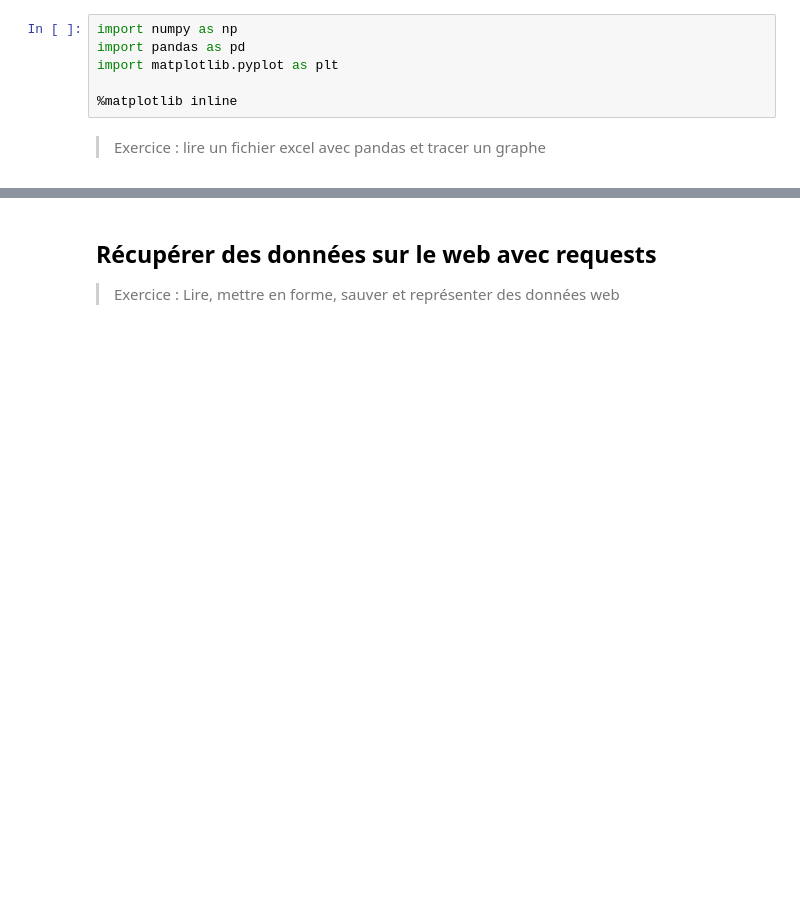
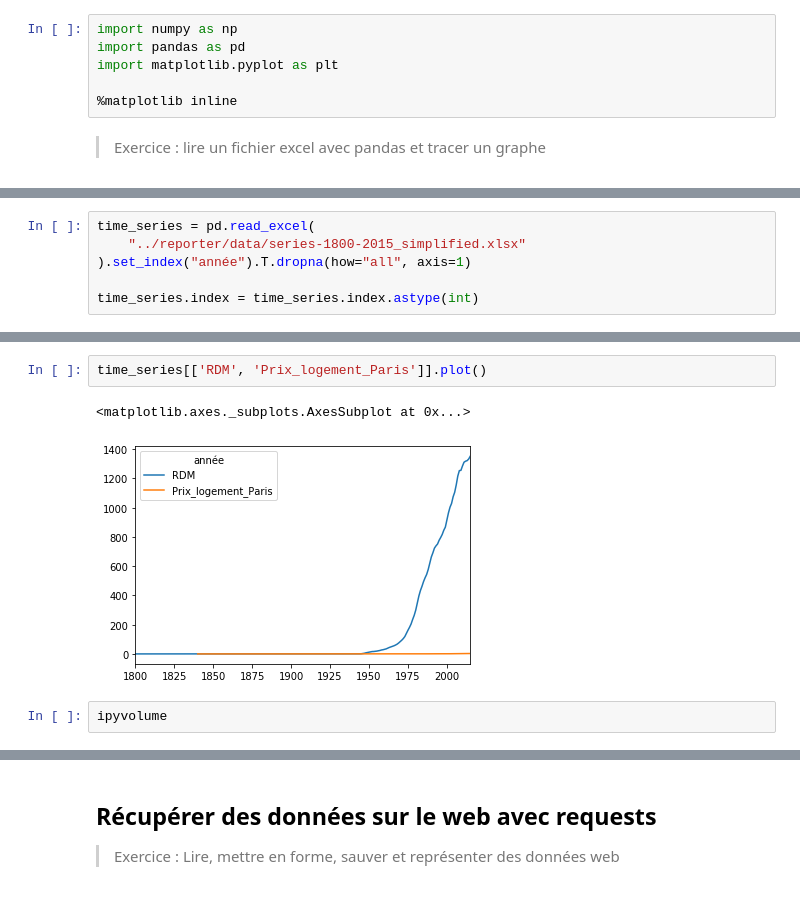
Before and after one commit to glyg/learn_python, a Jupyter notebook: Notes.ipynb, the cells around one changed output, grey strips where cells are left out. Drawn from its saved outputs; the diff is of its cells as text; blank space fills up the shorter version.

```diff
--- a/Notes.ipynb
+++ b/Notes.ipynb
@@ -376,0 +1300,6 @@ import matplotlib.pyplot as plt
+# %%
+time_series = pd.read_excel(
+    "../reporter/data/series-1800-2015_simplified.xlsx"
+).set_index("année").T.dropna(how="all", axis=1)
+
+time_series.index = time_series.index.astype(int)
@@ -376,0 +1382,7 @@ import matplotlib.pyplot as plt
+# %%
+time_series[['RDM', 'Prix_logement_Paris']].plot()
+# %% [output]
+<matplotlib.axes._subplots.AxesSubplot at 0x...>
+[figure, added]
+# %%
+ipyvolume
```
Also changed, not shown: parts of 243 cells of this notebook, 9 other files.
